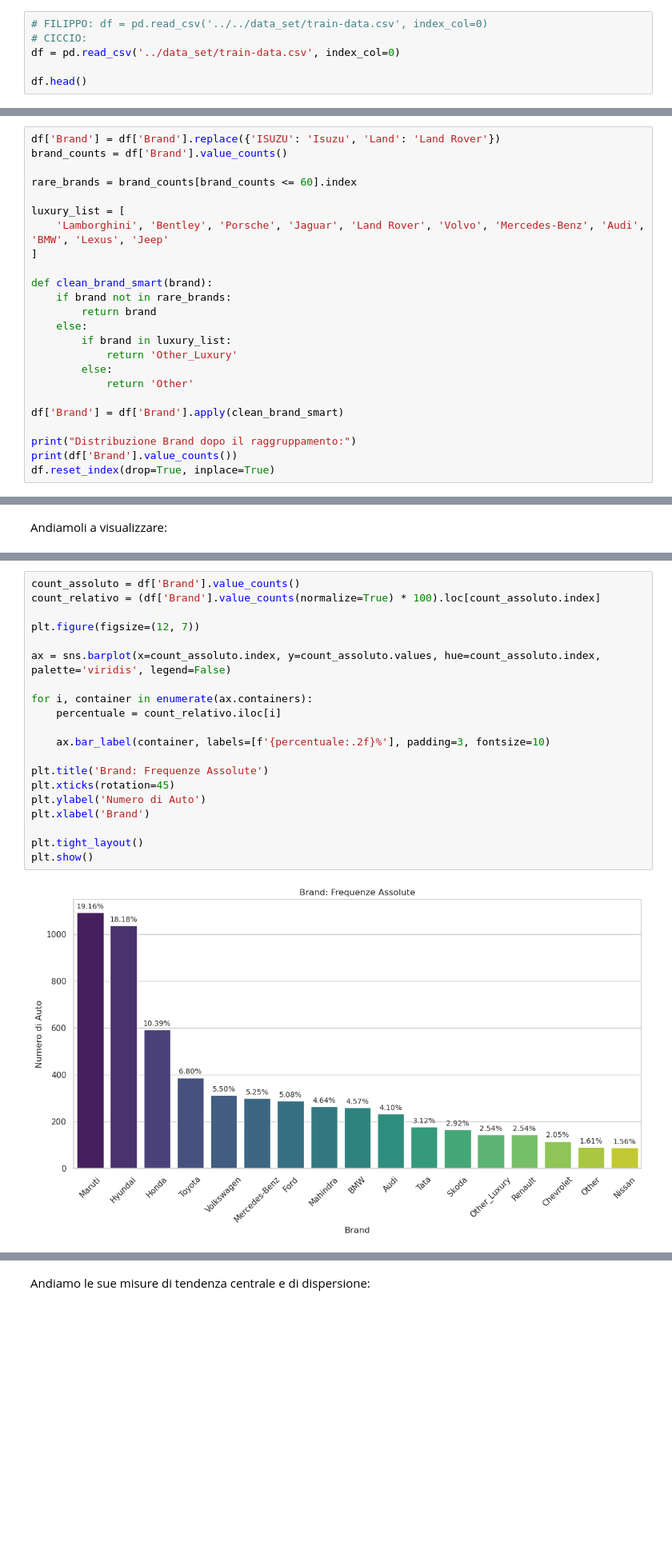
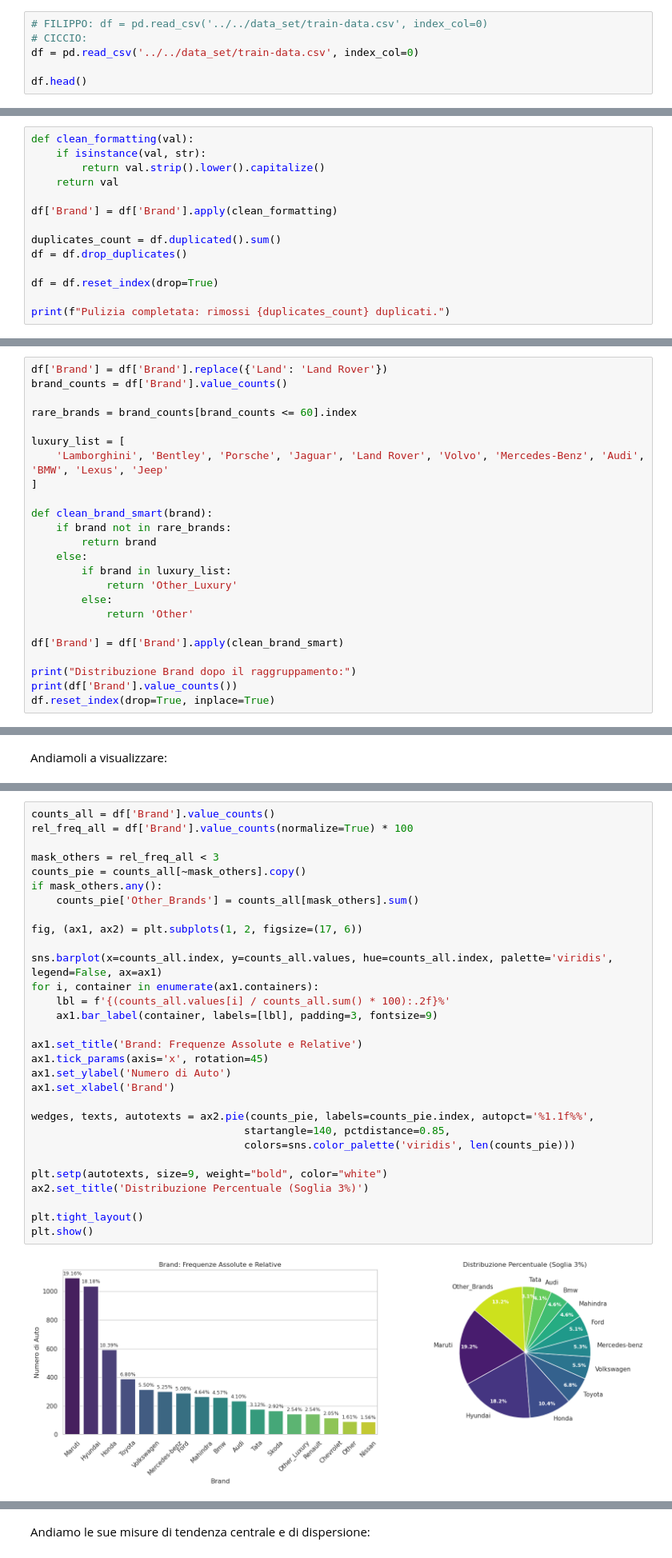
Before and after one commit to fragreco04/progetto-fad-2526, a Jupyter notebook: notebooks/completed/project.ipynb, the cells around one changed output, grey strips where cells are left out. Shown at 80% size. Cells and saved outputs as stored; diff of their text form; blank space fills up the shorter version.

```diff
--- a/notebooks/completed/project.ipynb
+++ b/notebooks/completed/project.ipynb
@@ -33,7 +36,7 @@ import seaborn as sns
 # %%
 # FILIPPO: df = pd.read_csv('../../data_set/train-data.csv', index_col=0)
 # CICCIO:
-df = pd.read_csv('../data_set/train-data.csv', index_col=0)
+df = pd.read_csv('../../data_set/train-data.csv', index_col=0)
 
 df.head()
 # %% [output]
@@ -243,0 +261,14 @@ Le marche li risolviamo con un semplice replace. Mentre per i Brand con pochi el
+# %%
+def clean_formatting(val):
+    if isinstance(val, str):
+        return val.strip().lower().capitalize()
+    return val
+
+df['Brand'] = df['Brand'].apply(clean_formatting)
+
+duplicates_count = df.duplicated().sum()
+df = df.drop_duplicates()
+
+df = df.reset_index(drop=True)
+
+print(f"Pulizia completata: rimossi {duplicates_count} duplicati.")
@@ -244,5 +277,5 @@ Le marche li risolviamo con un semplice replace. Mentre per i Brand con pochi el
 # %%
-df['Brand'] = df['Brand'].replace({'ISUZU': 'Isuzu', 'Land': 'Land Rover'})
+df['Brand'] = df['Brand'].replace({'Land': 'Land Rover'})
 brand_counts = df['Brand'].value_counts()
 
 rare_brands = brand_counts[brand_counts <= 60].index
@@ -1102,23 +1232,33 @@ plt.show()
 # %%
-count_assoluto = df['Brand'].value_counts()
-count_relativo = (df['Brand'].value_counts(normalize=True) * 100).loc[count_assoluto.index]
+counts_all = df['Brand'].value_counts()
+rel_freq_all = df['Brand'].value_counts(normalize=True) * 100
 
-plt.figure(figsize=(12, 7))
+mask_others = rel_freq_all < 3
+counts_pie = counts_all[~mask_others].copy()
+if mask_others.any():
+    counts_pie['Other_Brands'] = counts_all[mask_others].sum()
 
-ax = sns.barplot(x=count_assoluto.index, y=count_assoluto.values, hue=count_assoluto.index, palette='viridis', legend=False)
+fig, (ax1, ax2) = plt.subplots(1, 2, figsize=(17, 6))
 
-for i, container in enumerate(ax.containers):
-    percentuale = count_relativo.iloc[i]
+sns.barplot(x=counts_all.index, y=counts_all.values, hue=counts_all.index, palette='viridis', legend=False, ax=ax1)
+for i, container in enumerate(ax1.containers):
+    lbl = f'{(counts_all.values[i] / counts_all.sum() * 100):.2f}%'
+    ax1.bar_label(container, labels=[lbl], padding=3, fontsize=9)
 
-    ax.bar_label(container, labels=[f'{percentuale:.2f}%'], padding=3, fontsize=10)
+ax1.set_title('Brand: Frequenze Assolute e Relative')
+ax1.tick_params(axis='x', rotation=45)
+ax1.set_ylabel('Numero di Auto')
+ax1.set_xlabel('Brand')
 
-plt.title('Brand: Frequenze Assolute')
-plt.xticks(rotation=45)
-plt.ylabel('Numero di Auto')
-plt.xlabel('Brand')
+wedges, texts, autotexts = ax2.pie(counts_pie, labels=counts_pie.index, autopct='%1.1f%%',
+                                  startangle=140, pctdistance=0.85,
+                                  colors=sns.color_palette('viridis', len(counts_pie)))
+
+plt.setp(autotexts, size=9, weight="bold", color="white")
+ax2.set_title('Distribuzione Percentuale (Soglia 3%)')
 
 plt.tight_layout()
 plt.show()
 # %% [output]
-[figure, old version]
+[figure, new version]
 # %% [markdown]
```
Also changed, not shown: parts of 343 cells of this notebook, 12 other files.
